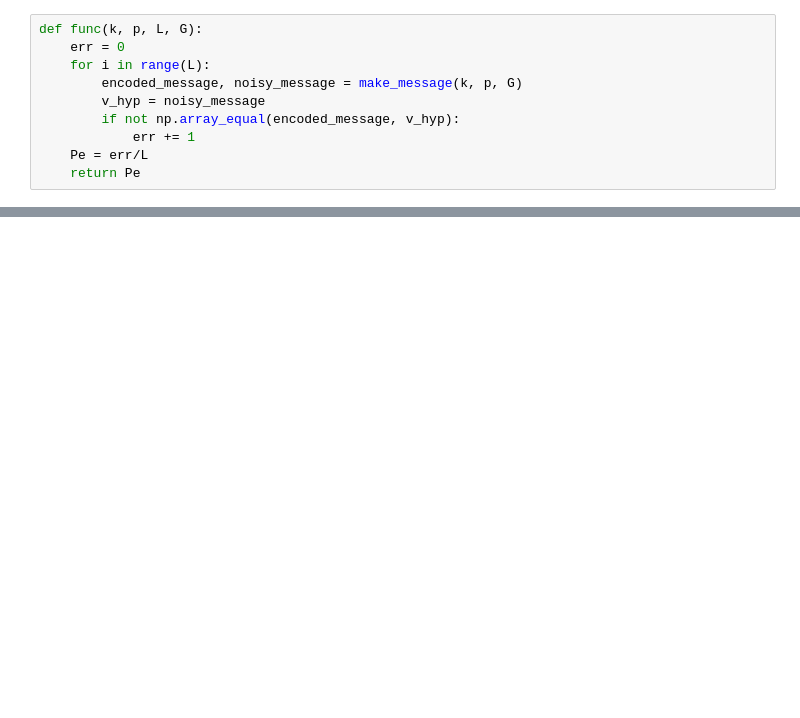
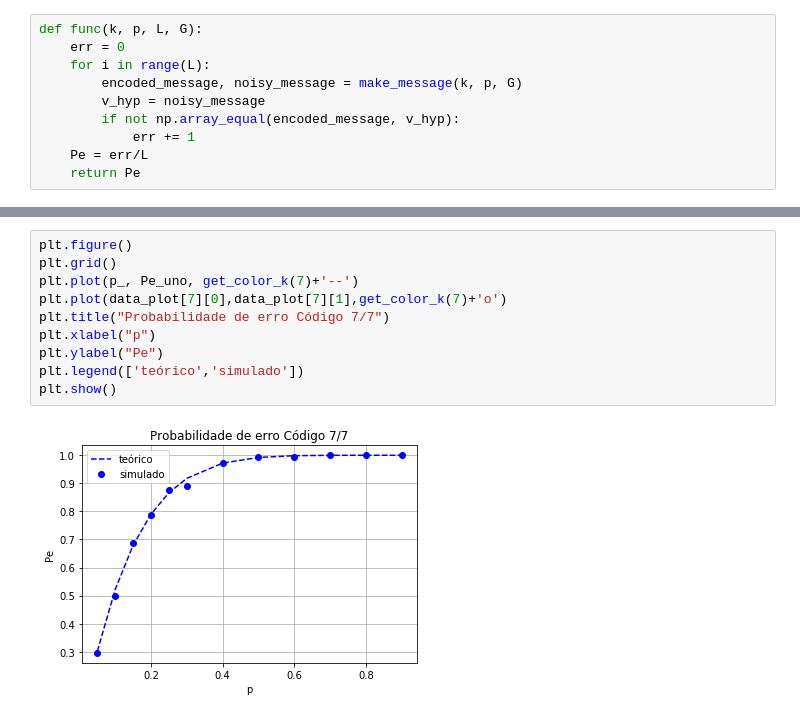
Before and after one commit to alucassch/HW1_EEL7416, a Jupyter notebook: hw1_intro_cod.ipynb, the cells around one changed output, grey strips where cells are left out. Cells and saved outputs as stored; diff of their text form; blank space fills up the shorter version.

```diff
--- a/hw1_intro_cod.ipynb
+++ b/hw1_intro_cod.ipynb
@@ -260,0 +356,12 @@ k = 7 -> 7/7
+# %%
+plt.figure()
+plt.grid()
+plt.plot(p_, Pe_uno, get_color_k(7)+'--')
+plt.plot(data_plot[7][0],data_plot[7][1],get_color_k(7)+'o')
+plt.title("Probabilidade de erro Código 7/7")
+plt.xlabel("p")
+plt.ylabel("Pe")
+plt.legend(['teórico','simulado'])
+plt.show()
+# %% [output]
+[figure, added]
```
Also changed, not shown: parts of 17 cells of this notebook.
